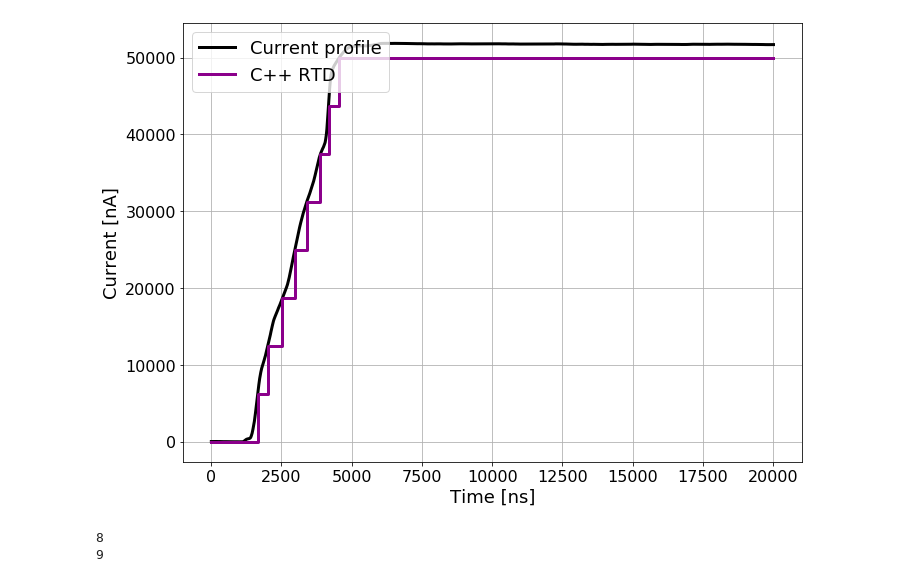
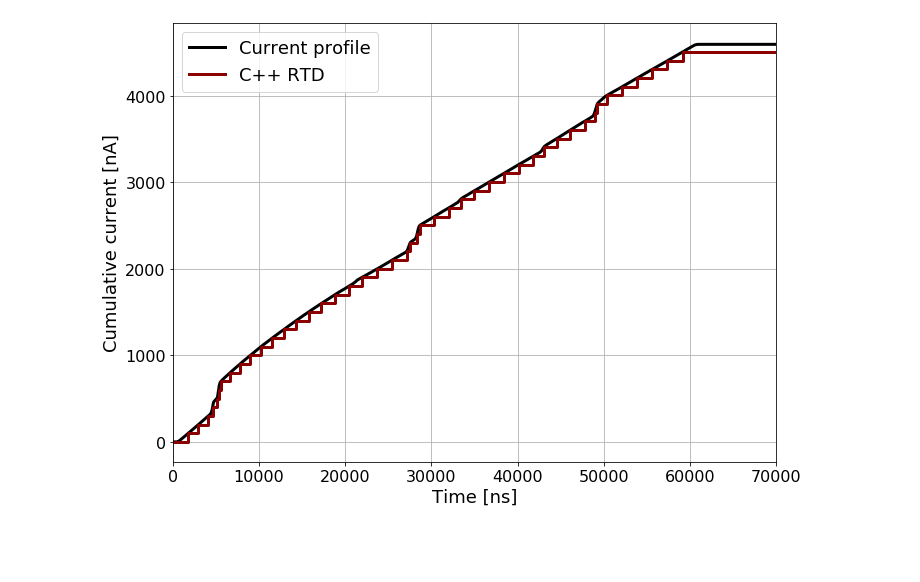
Before and after one commit to Q-Pix/qpixrtd, a Jupyter notebook: develop/Untitled.ipynb, the cells around one changed output. Cells and saved outputs as stored; diff of their text form; code cells hidden in the pictures; blank space fills up the shorter version.

```diff
--- a/develop/Untitled.ipynb
+++ b/develop/Untitled.ipynb
@@ -22,34 +110,29 @@ ElectronCharge_ = 1.60217662e-19
 # %%
 plt.figure(figsize=(10,7))
 
-Y = dat_e[:,1]
-
+Y = dat_e[:,2]
 plt.plot(dat_e[:,0],Y, color='k', lw=3, label='Current profile')
 
-plt.step(dat_r[:,1], dat_r[:,0]*6250,
-         where='post', color='darkmagenta',lw=3, label="C++ RTD")
+plt.step(dat_r[:,1], dat_r[:,0]*6250*ElectronCharge_/10e-9*1e9,
+         where='post', color='darkred',lw=3, label="C++ RTD")
 
-# plt.step(dat_r[1::2][0:9], ((dat_r[0::2][0:9]*6250*ElectronCharge_)/10e-9)*1e9,
-#          where='post', color='darkmagenta',lw=3, label="C++ RTD")
-
-# plt.step(dat_d[1::2][0:8], ((dat_d[0::2][0:8]*6250*ElectronCharge_)/10e-9)*1e9,
-#          where='post', color='darkblue',lw=3, label="C++ RTD 50ns dead \n w charge loss")
-
-# plt.plot([X_res[-1],30e3], [Y_res[-1],Y_res[-1]], color='darkmagenta',lw=3)
 
 plt.legend(loc="upper left", fontsize=18)
-plt.ylabel("Current [nA]", fontsize=18)
+plt.ylabel("Cumulative current [nA]", fontsize=18)
 plt.yticks(fontsize=16)
 
 plt.xlabel("Time [ns]", fontsize=18)
 plt.xticks(fontsize=16)
 plt.grid()
+plt.xlim(0,8000)
+plt.xlim(600e3,610e3)
+plt.xlim(0,70000)
 
 # plt.xlim(3000,8000)
 # plt.xlim(4e3,7e3)
 
 plt.tight_layout()
 # plt.savefig("current_profile.pdf")
 plt.show()
 # %% [output]
-[figure, old version]
+[figure, new version]
@@ -60,6 +138,0 @@ dat_d = np.genfromtxt("reset_dead_electron_3MeV.csv",delimiter=',')
-# %%
-print(len(dat_d[1::2]))
-print(len(dat_d[0::2]))
-# %% [output]
-8
-9
```
Also changed, not shown: parts of 12 cells of this notebook, 41 other files.
